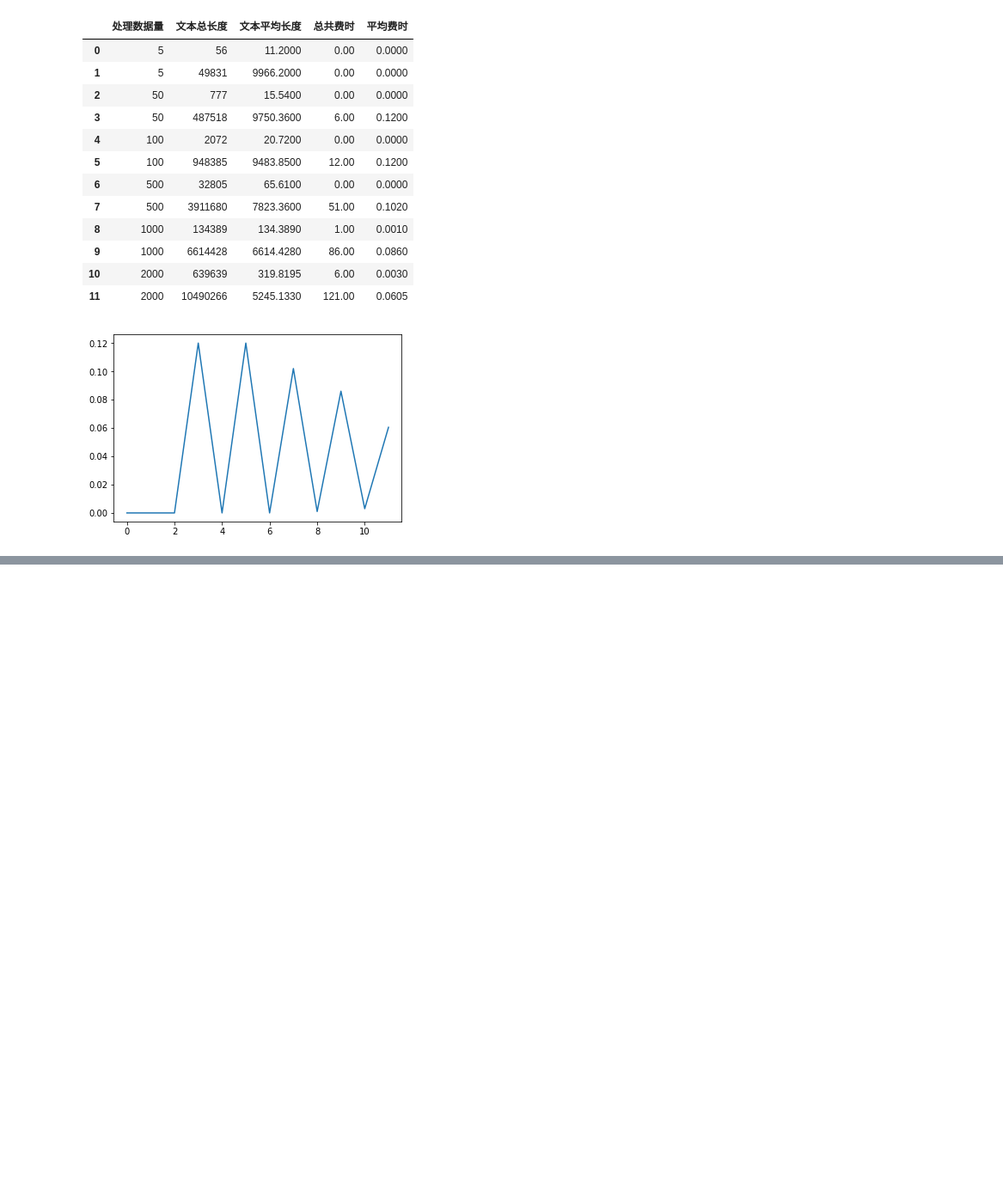
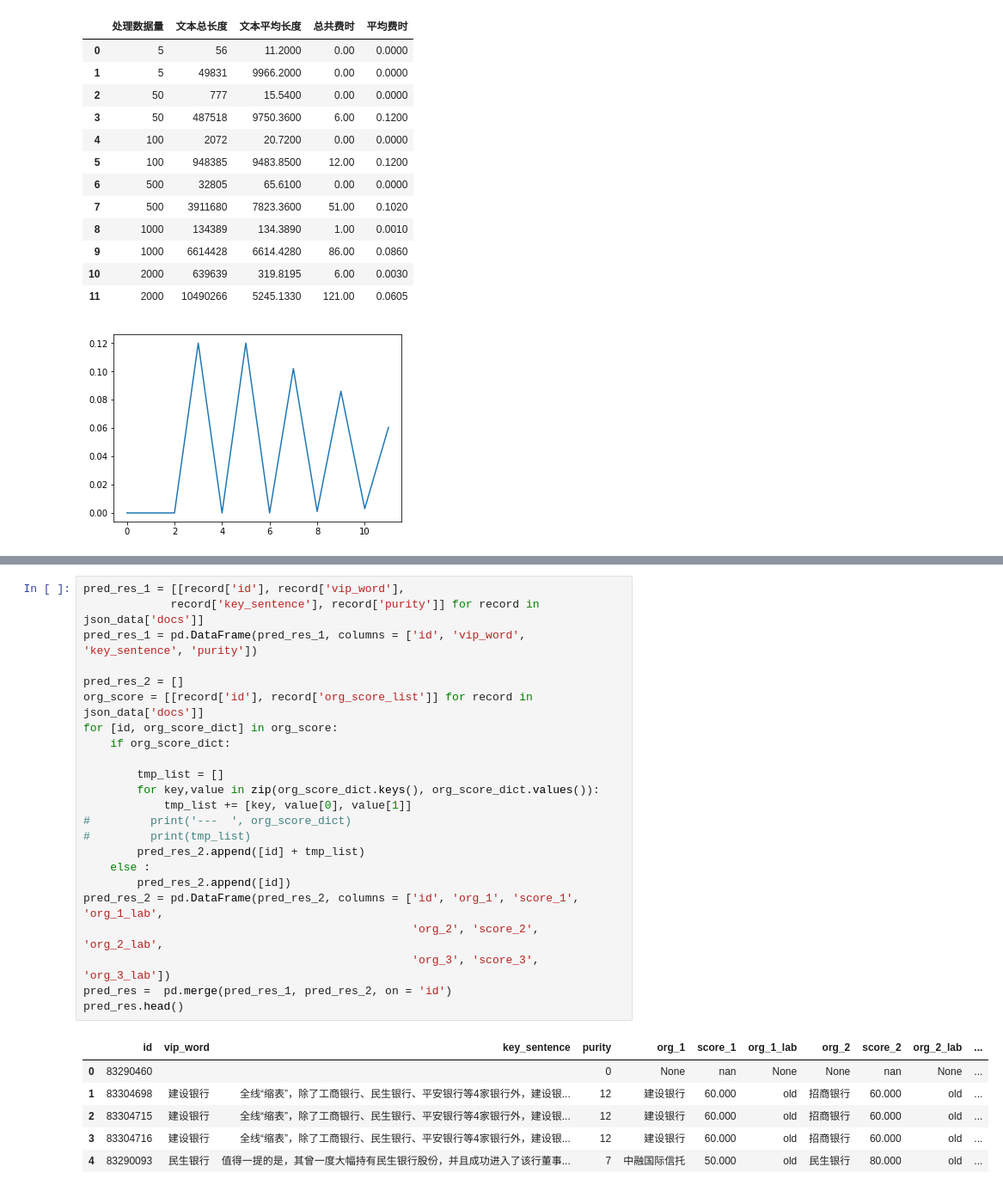
Before and after one commit to xuhuanyunxiao/jupyter-notebook, a Jupyter notebook: proj_cbirc/test_conn_接口与数据库测试.ipynb, the cells around one changed output, grey strips where cells are left out. Shown at 86% size. Saved outputs shown, nothing was run; the diff lists cells and outputs as text; blank space fills up the shorter version.

```diff
--- a/proj_cbirc/test_conn_接口与数据库测试.ipynb
+++ b/proj_cbirc/test_conn_接口与数据库测试.ipynb
@@ -1195,0 +1245,30 @@ warn_time
+# %%
+pred_res_1 = [[record['id'], record['vip_word'],
+             record['key_sentence'], record['purity']] for record in json_data['docs']]
+pred_res_1 = pd.DataFrame(pred_res_1, columns = ['id', 'vip_word', 'key_sentence', 'purity'])
+
+pred_res_2 = []
+org_score = [[record['id'], record['org_score_list']] for record in json_data['docs']]
+for [id, org_score_dict] in org_score:
+    if org_score_dict:
+
+        tmp_list = []
+        for key,value in zip(org_score_dict.keys(), org_score_dict.values()):
+            tmp_list += [key, value[0], value[1]]
+#         print('---  ', org_score_dict)
+#         print(tmp_list)
+        pred_res_2.append([id] + tmp_list)
+    else :
+        pred_res_2.append([id])
+pred_res_2 = pd.DataFrame(pred_res_2, columns = ['id', 'org_1', 'score_1', 'org_1_lab',
+                                                 'org_2', 'score_2', 'org_2_lab',
+                                                 'org_3', 'score_3', 'org_3_lab'])
+pred_res =  pd.merge(pred_res_1, pred_res_2, on = 'id')
+pred_res.head()
+# %% [output]
+|  | id | vip_word | key_sentence | purity | org_1 | score_1 | org_1_lab | org_2 | score_2 | org_2_lab | ... |
+| 0 | 83290460 |  |  | 0 | None | nan | None | None | nan | None | ... |
+| 1 | 83304698 | 建设银行 | 全线“缩表”，除了工商银行、民生银行、平安银行等4家银行外，建设银... | 12 | 建设银行 | 60.000 | old | 招商银行 | 60.000 | old | ... |
+| 2 | 83304715 | 建设银行 | 全线“缩表”，除了工商银行、民生银行、平安银行等4家银行外，建设银... | 12 | 建设银行 | 60.000 | old | 招商银行 | 60.000 | old | ... |
+| 3 | 83304716 | 建设银行 | 全线“缩表”，除了工商银行、民生银行、平安银行等4家银行外，建设银... | 12 | 建设银行 | 60.000 | old | 招商银行 | 60.000 | old | ... |
+| 4 | 83290093 | 民生银行 | 值得一提的是，其曾一度大幅持有民生银行股份，并且成功进入了该行董事... | 7 | 中融国际信托 | 50.000 | old | 民生银行 | 80.000 | old | ... |
```
Also changed, not shown: parts of 13 cells of this notebook, 5 other files.
